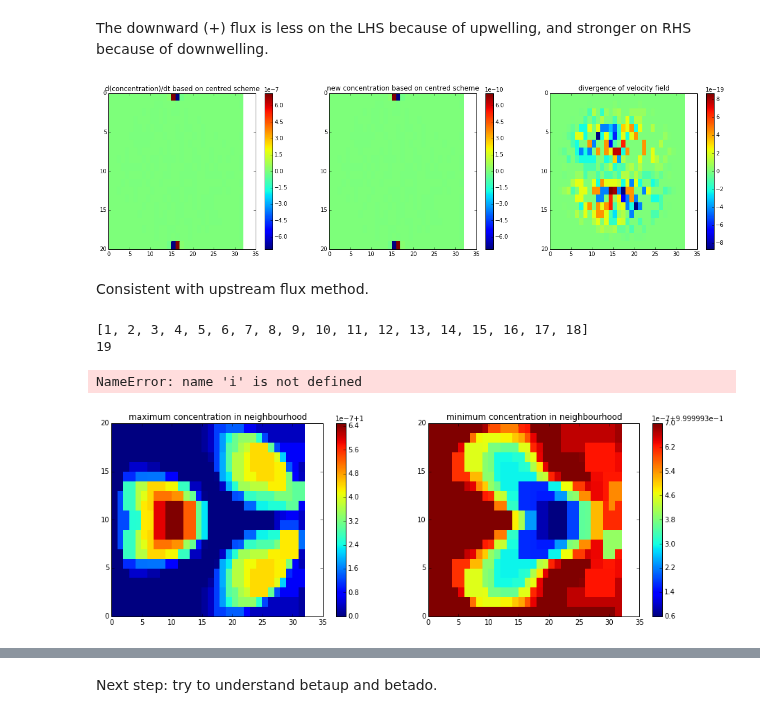
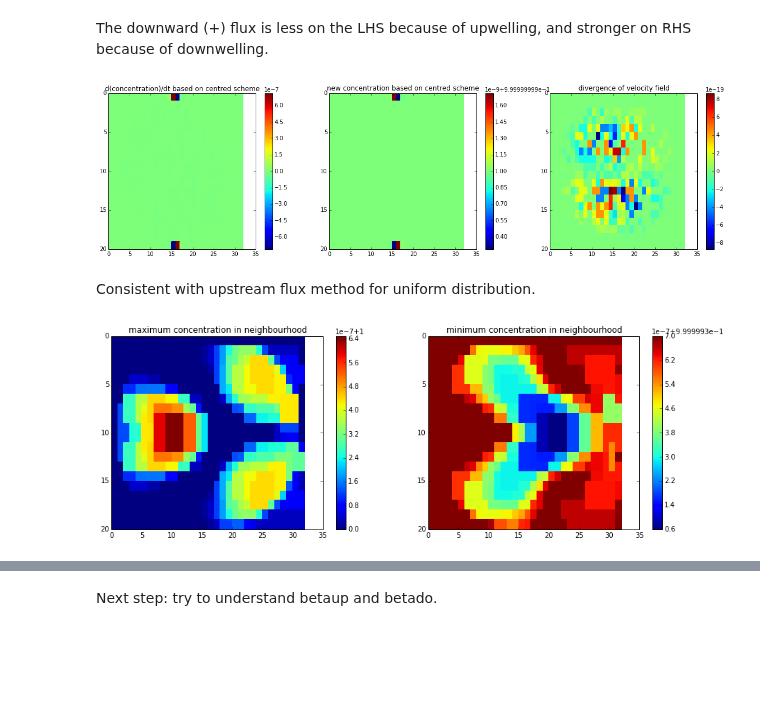
Before and after one commit to UBC-MOAD/pa-th-simple, a Jupyter notebook: prelim-model/Evaluation of 2D TVD - Step 4.ipynb, the cells around one changed output, grey strips where cells are left out. Saved outputs shown, nothing was run; the diff lists cells and outputs as text; code cells hidden in the pictures; blank space fills up the shorter version.

```diff
--- a/prelim-model/Evaluation of 2D TVD - Step 4.ipynb
+++ b/prelim-model/Evaluation of 2D TVD - Step 4.ipynb
@@ -40,8 +40,6 @@ h.a = np.ones((nz, nx))
 # %%
 # set up parameters defined in adflow
 S = 500
-# time info (yr)
-dt = 0.001
 gS = (g.zmax - g.zmin)/S
 t *= gS
 T *= gS
@@ -61,9 +59,8 @@ n_upz_d = sign_uz * (sign_uz + 1)/2
 # define upstream in x
 p_upx = sign_ux * (sign_ux - 1)/2
 n_upx = sign_ux * (sign_ux + 1)/2
-
 # decide whether to test particulate or dissolved phase
-conc = g
+conc = h
 p_upz = p_upz_p
 n_upz = n_upz_p
 sinkrate = 0
@@ -172,8 +157,8 @@ dtau_cen_dt[0, 1:nx] = (fluxx_cen[0, 0:nx-1] - fluxx_cen[0, 1:nx]) * conc.dx_i -
 dtau_cen_dt[1:nz, 0] = -fluxx_cen[1:nz, 0] * conc.dx_i + (fluxz_cen[0:nz-1, 0] - fluxz_cen[1:nz, 0])  * conc.dz_i
 dtau_cen_dt[0, 0] = - fluxx_cen[0, 0] * conc.dx_i - fluxz_cen[0, 0]  * conc.dz_i
 
-
-tau_cen = dtau_cen_dt * dt
+# new concentration based on centred scheme
+tau_cen = conc.a + dtau_cen_dt * dt
 # plot d(conc)/dt and conc(t+1)
 fig = plt.subplots(1,3,figsize=(20,5))
 
@@ -192,59 +177,53 @@ test = flow.divtest_cen(conc, u, nx, nz)
 plt.title('divergence of velocity field')
 plt.gca().invert_yaxis()
 # %% [output]
-[figure, old version]
+[figure, new version]
 # %% [markdown]
-Consistent with upstream flux method.
+Consistent with upstream flux method for uniform distribution.
-# %%
-print(range(1, nz - 1))
-print(nz-1)
-print(np.min(conc.a[i-1:i+1, 0:1]))
-# %% [output]
-[1, 2, 3, 4, 5, 6, 7, 8, 9, 10, 11, 12, 13, 14, 15, 16, 17, 18]
-19
-NameError: name 'i' is not defined
 # %%
 # max and min concentrations in region
 conc_up = np.zeros((nz, nx)); xdo = np.zeros((nz, nx))
 conc_do = np.zeros((nz, nx)); zdo = np.zeros((nz, nx))
 # max/min in middle domain
 for j in range(1, nx - 1):
                 for i in range(1, nz - 1):
                         conc_up[i, j] = max( np.max(conc.a[i-1:i+2, j-1:j+2]), np.max(tau_up[i-1:i+2, j-1:j+2]) )
                         conc_do[i, j] = min( np.min(conc.a[i-1:i+2, j-1:j+2]), np.min(tau_up[i-1:i+2, j-1:j+2]) )
-# max/min on x-bounds *** Remember in python the end point of the limits is not used ***
+# max/min on x-bounds
 for i in range(1, nz - 1):
-    conc_up[i, 0] = max( np.max(conc.a[i-1:i+1, 0:2]), np.max(tau_up[i-1:i+1, 0:2]))
-    conc_up[i, nx-1] = max( np.max(conc.a[i-1:i+2, nx-2:nx]), np.max(tau_up[i-1:i+1, nx-2:nx]))
-    conc_do[i, 0] = min( np.min(conc.a[i-1:i+2, 0:2]), np.min(tau_up[i-1:i+1, 0:2]))
-    conc_do[i, nx-1] = min( np.min(conc.a[i-1:i+2, nx-2:nx]), np.min(tau_up[i-1:i+1, nx-2:nx]))
+    conc_up[i, 0] = max( np.max(conc.a[i-1:i+1, 0:1]), np.max(tau_up[i-1:i+1, 0:1]))
+    conc_up[i, nx-1] = max( np.max(conc.a[i-1:i+1, nx-2:nx-1]), np.max(tau_up[i-1:i+1, nx-2:nx-1]))
+    conc_do[i, 0] = min( np.min(conc.a[i-1:i+1, 0:1]), np.min(tau_up[i-1:i+1, 0:1]))
+    conc_do[i, nx-1] = min( np.min(conc.a[i-1:i+1, nx-2:nx-1]), np.min(tau_up[i-1:i+1, nx-2:nx-1]))
 
 for j in range(1, nx - 1):
-    conc_up[0, j] = max( np.max(conc.a[0:2, j-1:j+2]), np.max(tau_up[0:2, j-1:j+2]))
-    conc_up[nz-1, j] = max( np.max(conc.a[nz-2:nz, j-1:j+2]), np.max(tau_up[nz-2:nz, j-1:j+2]))
-    conc_do[0, j] = min( np.min(conc.a[0:2, j-1:j+2]), np.min(tau_up[0:1, j-1:j+2]))
-    conc_do[nz-1, j] = min( np.min(conc.a[nz-2:nz, j-1:j+2]), np.min(tau_up[nz-2:nz, j-1:j+2]))
+    conc_up[0, j] = max( np.max(conc.a[0:1, j-1:j+1]), np.max(tau_up[0:1, j-1:j+1]))
+    conc_up[nz-1, j] = max( np.max(conc.a[nz-2:nz-1, j-1:j+1]), np.max(tau_up[nz-2:nz-1, j-1:j+1]))
+    conc_do[0, j] = min( np.min(conc.a[0:1, j-1:j+1]), np.min(tau_up[0:1, j-1:j+1]))
+    conc_do[nz-1, j] = min( np.min(conc.a[nz-2:nz-1, j-1:j+1]), np.min(tau_up[nz-2:nz-1, j-1:j+1]))
 
-conc_up[0, 0] = max( np.max(conc.a[0:2, 0:2]), np.max(tau_up[0:2, 0:2]))
-conc_up[0, nx-1] = max( np.max(conc.a[0:2, nx-2:nx]), np.max(tau_up[0:2, nx-2:nx]))
-conc_up[nz-1, 0] = max( np.max(conc.a[nz-2:nz, 0:2]), np.max(tau_up[nz-2:nz-1, 0:2]))
-conc_up[nz-1, nx-1] = max( np.max(conc.a[nz-2:nz, nx-2:nx]), np.max(tau_up[nz-2:nz, nx-2:nx]))
+conc_up[0, 0] = max( np.max(conc.a[0:1, 0:1]), np.max(tau_up[0:1, 0:1]))
+conc_up[0, nx-1] = max( np.max(conc.a[0:1, nx-2:nx-1]), np.max(tau_up[0:1, nx-2:nx-1]))
+conc_up[nz-1, 0] = max( np.max(conc.a[nz-2:nz-1, 0:1]), np.max(tau_up[nz-2:nz-1, 0:1]))
+conc_up[nz-1, nx-1] = max( np.max(conc.a[nz-2:nz-1, nx-2:nx-1]), np.max(tau_up[nz-2:nz-1, nx-2:nx-1]))
 
-conc_do[0, 0] = min( np.min(conc.a[0:2, 0:2]), np.min(tau_up[0:2, 0:2]))
-conc_do[0, nx-1] = min( np.min(conc.a[0:2, nx-2:nx]), np.min(tau_up[0:2, nx-2:nx]))
-conc_do[nz-1, 0] = min( np.min(conc.a[nz-2:nz, 0:2]), np.min(tau_up[nz-2:nz, 0:2]))
-conc_do[nz-1, nx-1] = min( np.min(conc.a[nz-2:nz, nx-2:nx]), np.min(tau_up[nz-2:nz, nx-2:nx]))
+conc_do[0, 0] = min( np.min(conc.a[0:1, 0:1]), np.min(tau_up[0:1, 0:1]))
+conc_do[0, nx-1] = min( np.min(conc.a[0:1, nx-2:nx-1]), np.min(tau_up[0:1, nx-2:nx-1]))
+conc_do[nz-1, 0] = min( np.min(conc.a[nz-2:nz-1, 0:1]), np.min(tau_up[nz-2:nz-1, 0:1]))
+conc_do[nz-1, nx-1] = min( np.min(conc.a[nz-2:nz-1, nx-2:nx-1]), np.min(tau_up[nz-2:nz-1, nx-2:nx-1]))
 
 # plot
-fig, axs = plt.subplots(1,2,figsize=(15,5))
-
-test = axs[0].pcolormesh(conc_up)
-axs[0].set_title('maximum concentration in neighbourhood')
-cbar = fig.colorbar(test, ax=axs[0])
-
-test = axs[1].pcolormesh(conc_do)
-axs[1].set_title('minimum concentration in neighbourhood')
-cbar = fig.colorbar(test, ax=axs[1])
+plt.subplots(1,2,figsize=(15,5))
+plt.subplot(121)
+test = plt.pcolormesh(conc_up)
+plt.title('maximum concentration in neighbourhood')
+plt.colorbar(test)
+plt.gca().invert_yaxis()
+plt.subplot(122)
+test = plt.pcolormesh(conc_do)
+plt.title('minimum concentration in neighbourhood')
+plt.colorbar(test)
+plt.gca().invert_yaxis()
 # %% [output]
-[figure, old version]
+[figure, new version]
 # %%
```
Also changed, not shown: parts of 7 cells of this notebook.
